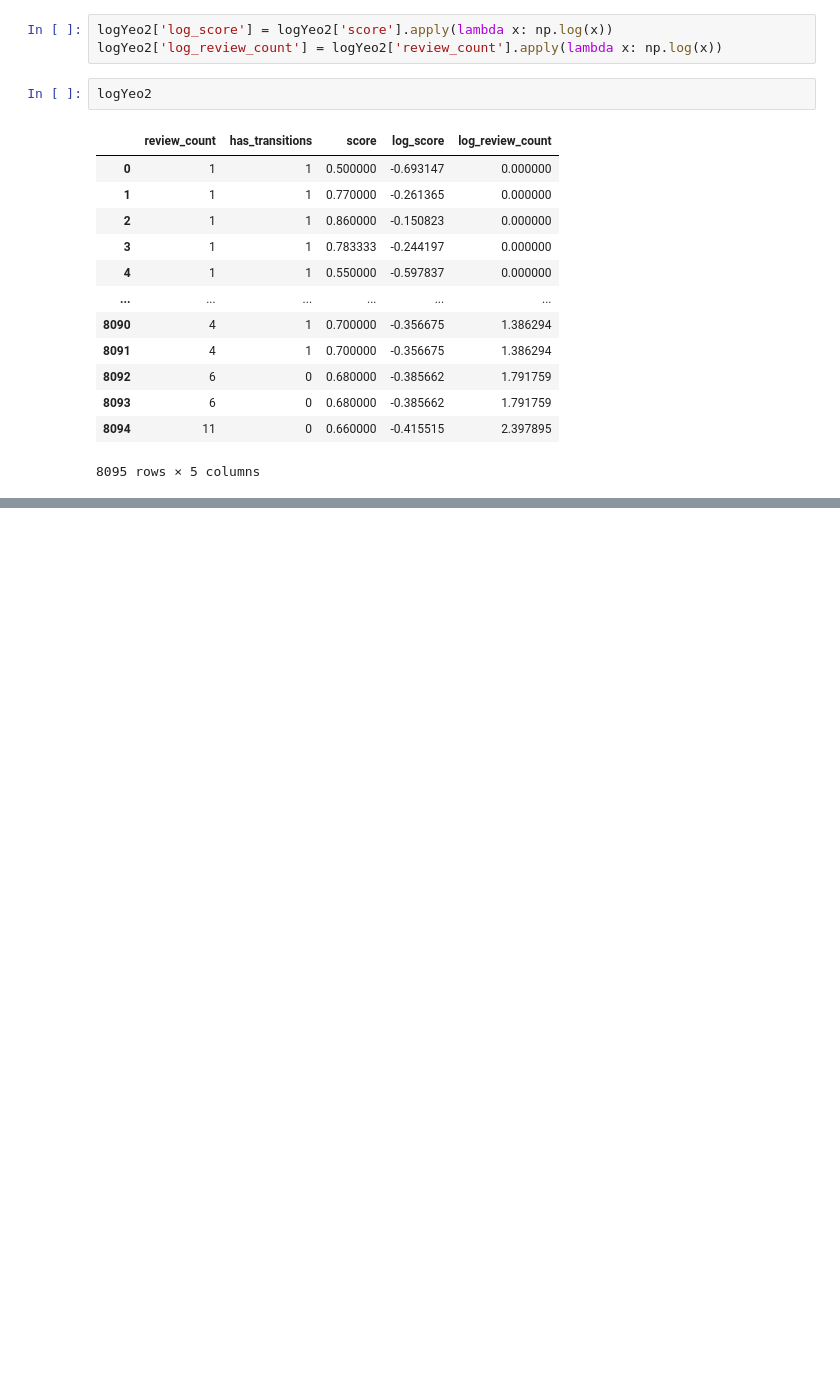
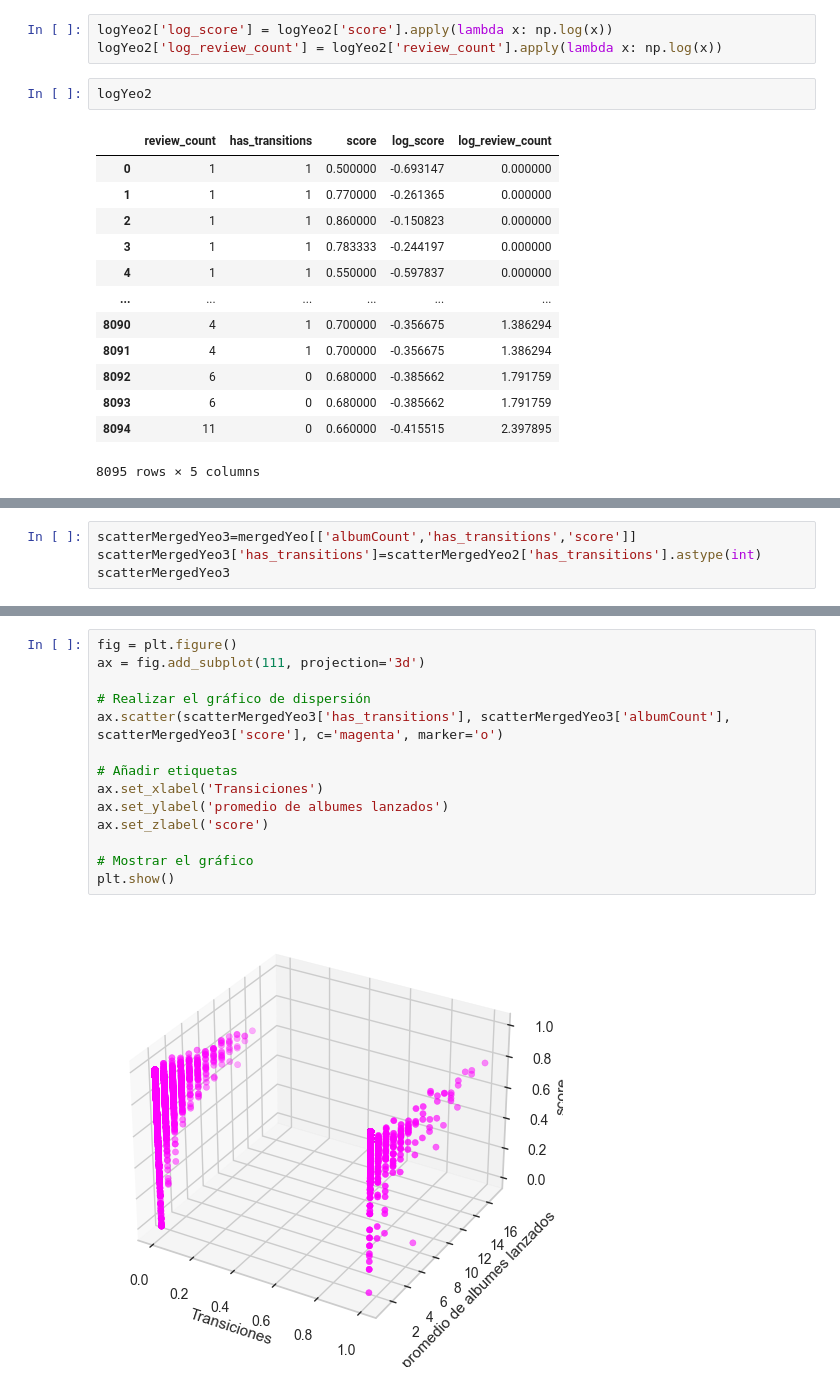
Before and after one commit to chainReactionCol/newRep, a Jupyter notebook: Data_StoryTelling_Sanchez_Ruiz.ipynb, the cells around one changed output, grey strips where cells are left out. Cells and saved outputs as stored; diff of their text form; blank space fills up the shorter version.

```diff
--- a/Data_StoryTelling_Sanchez_Ruiz.ipynb
+++ b/Data_StoryTelling_Sanchez_Ruiz.ipynb
@@ -700,0 +715,4 @@ plt.show()
+# %%
+scatterMergedYeo3=mergedYeo[['albumCount','has_transitions','score']]
+scatterMergedYeo3['has_transitions']=scatterMergedYeo2['has_transitions'].astype(int)
+scatterMergedYeo3
@@ -700,0 +735,16 @@ plt.show()
+# %%
+fig = plt.figure()
+ax = fig.add_subplot(111, projection='3d')
+
+# Realizar el gráfico de dispersión
+ax.scatter(scatterMergedYeo3['has_transitions'], scatterMergedYeo3['albumCount'], scatterMergedYeo3['score'], c='magenta', marker='o')
+
+# Añadir etiquetas
+ax.set_xlabel('Transiciones')
+ax.set_ylabel('promedio de albumes lanzados')
+ax.set_zlabel('score')
+
+# Mostrar el gráfico
+plt.show()
+# %% [output]
+[figure, added]
```
Also changed, not shown: parts of 21 cells of this notebook, 3 other files.
